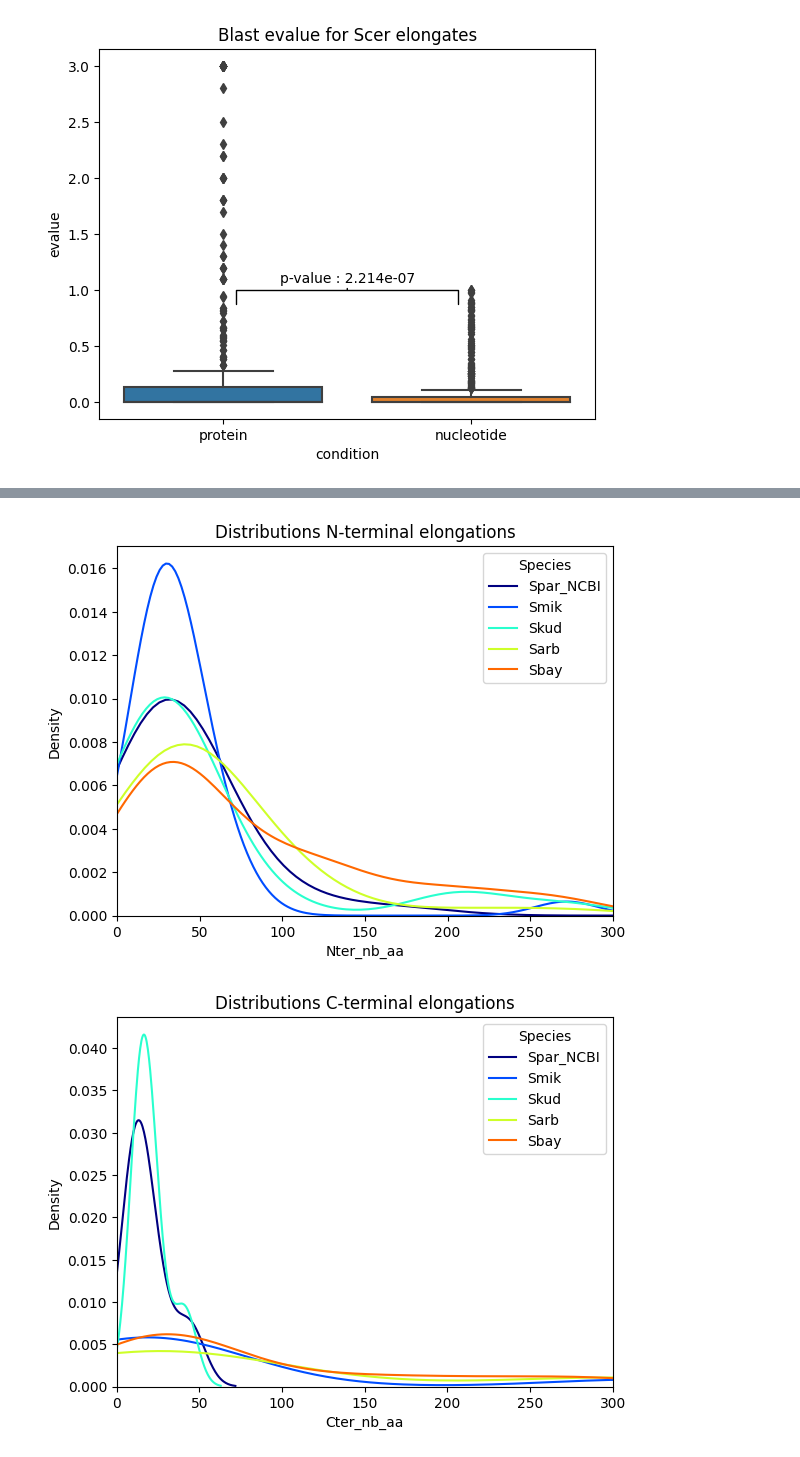
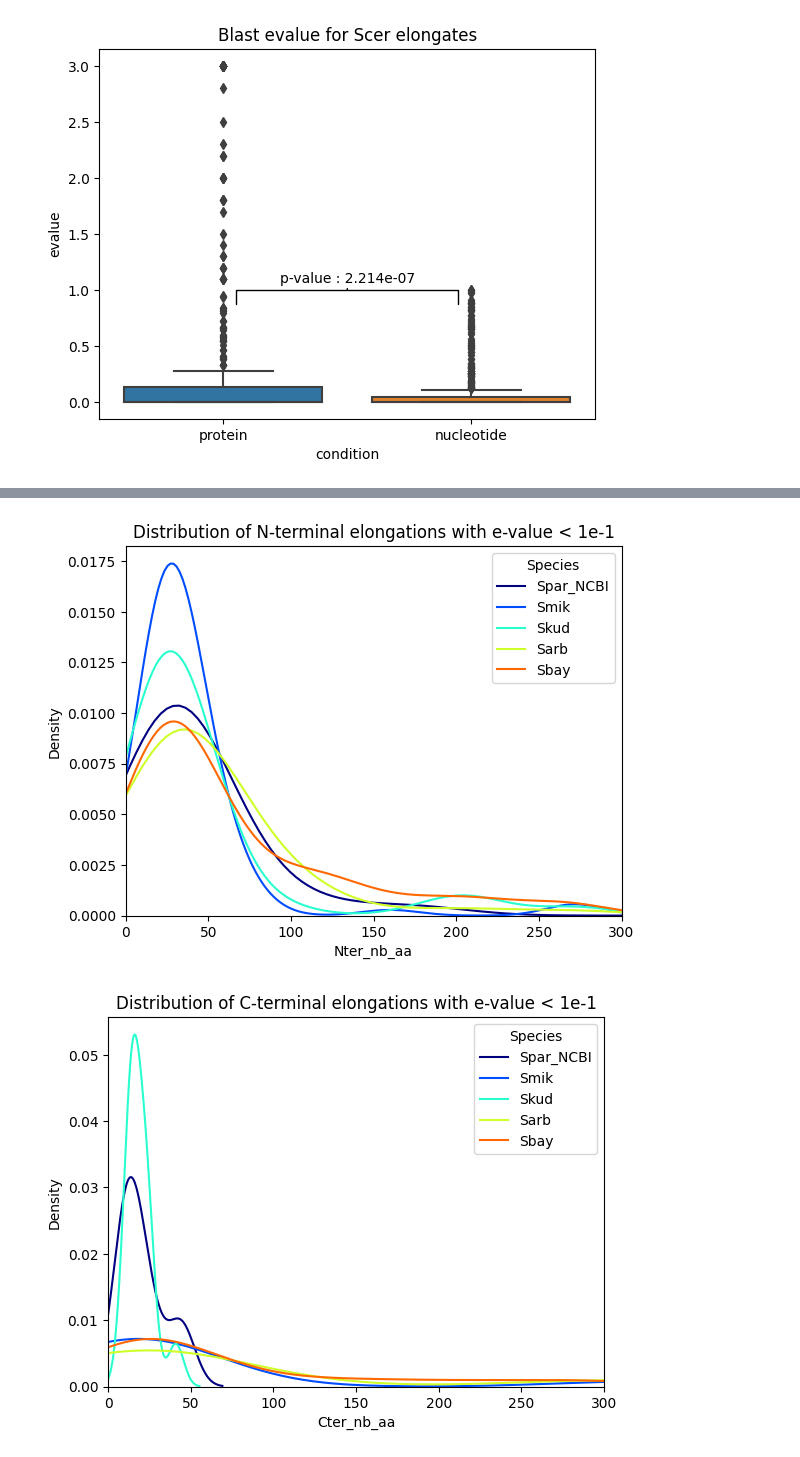
Before and after one commit to Sherman-1/Elongates, a Jupyter notebook: dev.ipynb, the cells around one changed output, grey strips where cells are left out. Drawn from its saved outputs; the diff is of its cells as text; code cells hidden in the pictures.

```diff
--- a/dev.ipynb
+++ b/dev.ipynb
@@ -710,37 +708,37 @@ cmap = plt.get_cmap('jet', len(species_order))
 colors = [cmap(i) for i in range(cmap.N)]
 color_map = dict(zip(["Spar_NCBI","Smik", "Skud","Sarb","Sbay"], colors))
 
-data = nter_elong.filter(pl.col("evalue") < 1e-3).to_pandas()
+data = nter_elong.filter(pl.col("evalue") < 1e-1).to_pandas()
 
 
 x_range = (0, 300)  # Set your desired x-axis range
 
 # Generate KDE plot for each species
 for species in ["Spar_NCBI","Smik", "Skud","Sarb","Sbay"]:
     species_data = data[data["s_specie"] == species]
     sns.kdeplot(x=species_data['Nter_nb_aa'], label=species, color=color_map[species])
 
 # Set the range of x-axis
 plt.xlim(x_range)
-plt.title('Distributions N-terminal elongations')
+plt.title('Distribution of N-terminal elongations with e-value < 1e-1')
 plt.ylabel('Density')
 plt.legend(title='Species')
 plt.show()
 
-data = cter_elong.filter(pl.col("evalue") < 1e-3).to_pandas()
+data = cter_elong.filter(pl.col("evalue") < 1e-1).to_pandas()
 x_range = (0, 300)  # Set your desired x-axis range
 
 # Generate KDE plot for each species
 for species in ["Spar_NCBI","Smik", "Skud","Sarb","Sbay"]:
     species_data = data[data["s_specie"] == species]
     sns.kdeplot(x=species_data['Cter_nb_aa'], label=species, color=color_map[species])
 
 # Set the range of x-axis
 plt.xlim(x_range)
-plt.title('Distributions C-terminal elongations')
+plt.title('Distribution of C-terminal elongations with e-value < 1e-1')
 plt.ylabel('Density')
 plt.legend(title='Species')
 plt.show()
 # %% [output]
-[figure, old version]
+[figure, new version]
-[figure, old version]
+[figure, new version]
```
Also changed, not shown: parts of 6 cells of this notebook, 1 other file.
